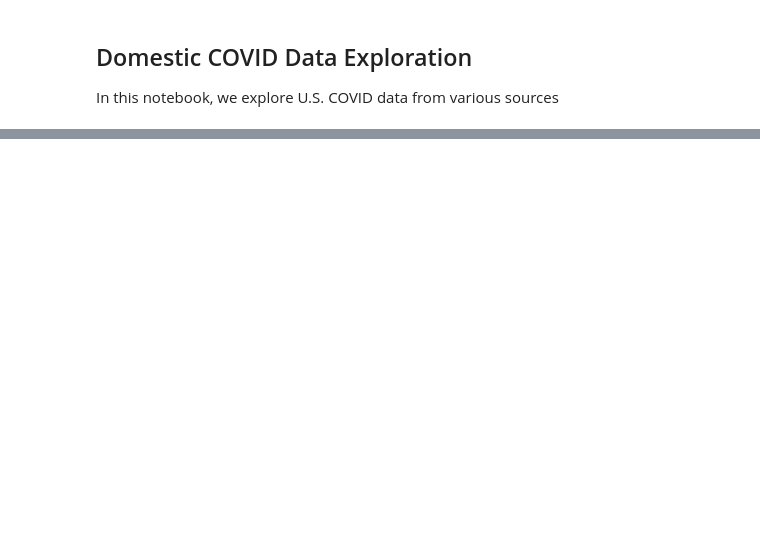
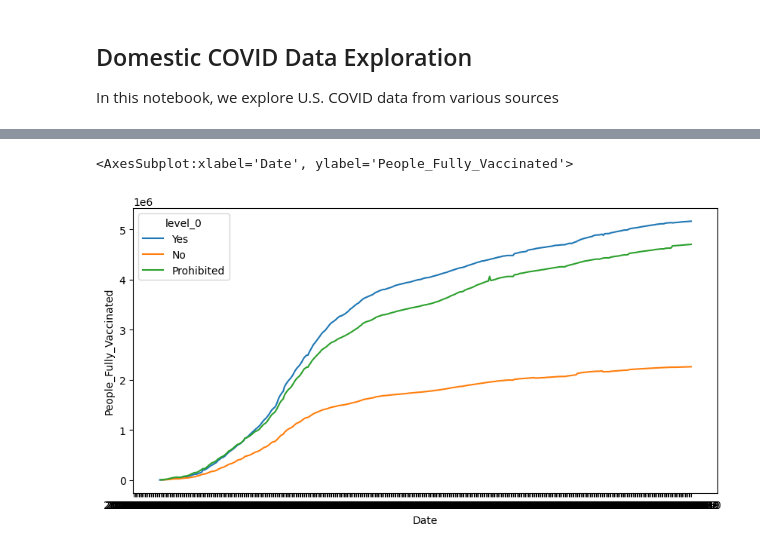
Before and after one commit to youribenadjaoud/mph-thesis, a Jupyter notebook: src/notebooks/domestic_exploration.ipynb, the cells around one changed output, grey strips where cells are left out. Saved outputs shown, nothing was run; the diff lists cells and outputs as text; code cells hidden in the pictures; blank space fills up the shorter version.

Commit message:
plots

```diff
--- a/src/notebooks/domestic_exploration.ipynb
+++ b/src/notebooks/domestic_exploration.ipynb
@@ -21,0 +129,13 @@ df_vacc_man.head()
+# %%
+fig, ax = plt.subplots(figsize=(10,5), dpi = 100)
+
+sns.lineplot(
+    data = vacc_all_jhu,
+    x = 'Date',
+    y = "People_Fully_Vaccinated",
+    hue = 'level_0',
+    ci=None
+)
+# %% [output]
+<AxesSubplot:xlabel='Date', ylabel='People_Fully_Vaccinated'>
+[figure, added]
```
Also changed, not shown: parts of 17 cells of this notebook, 4 other files.
